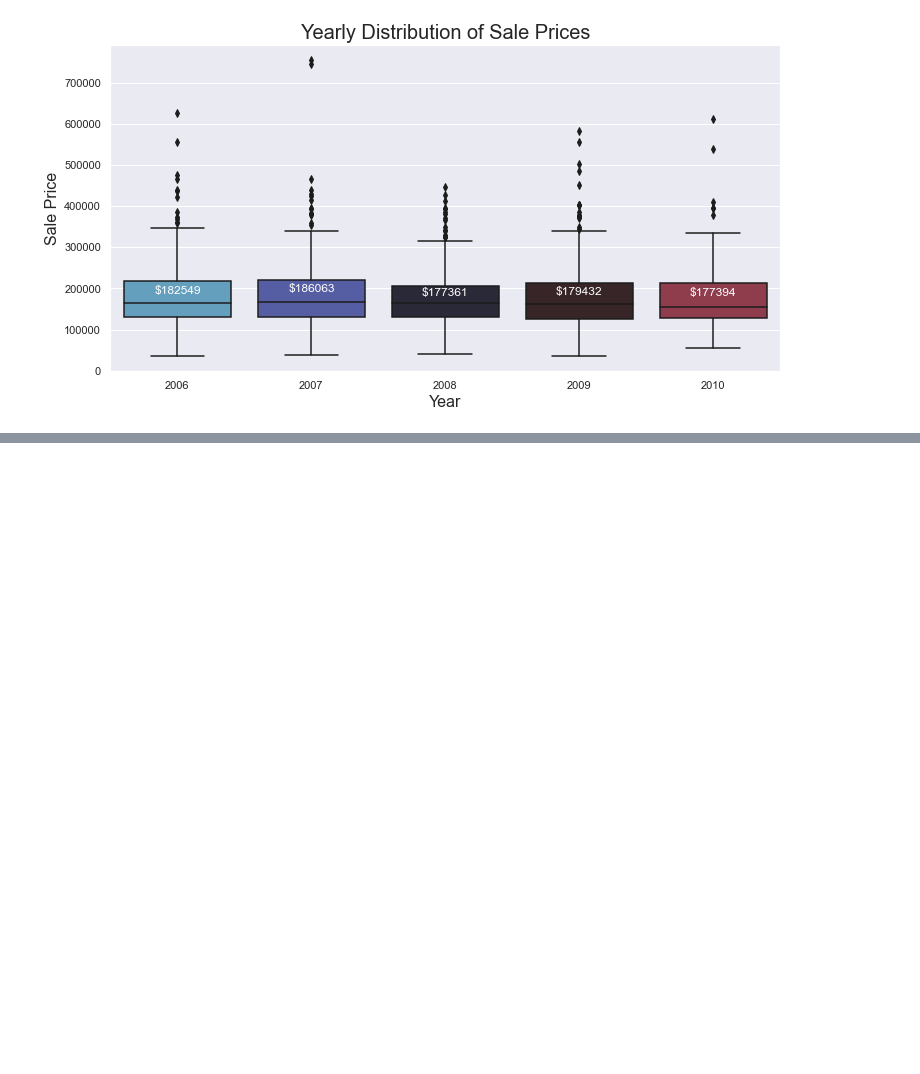
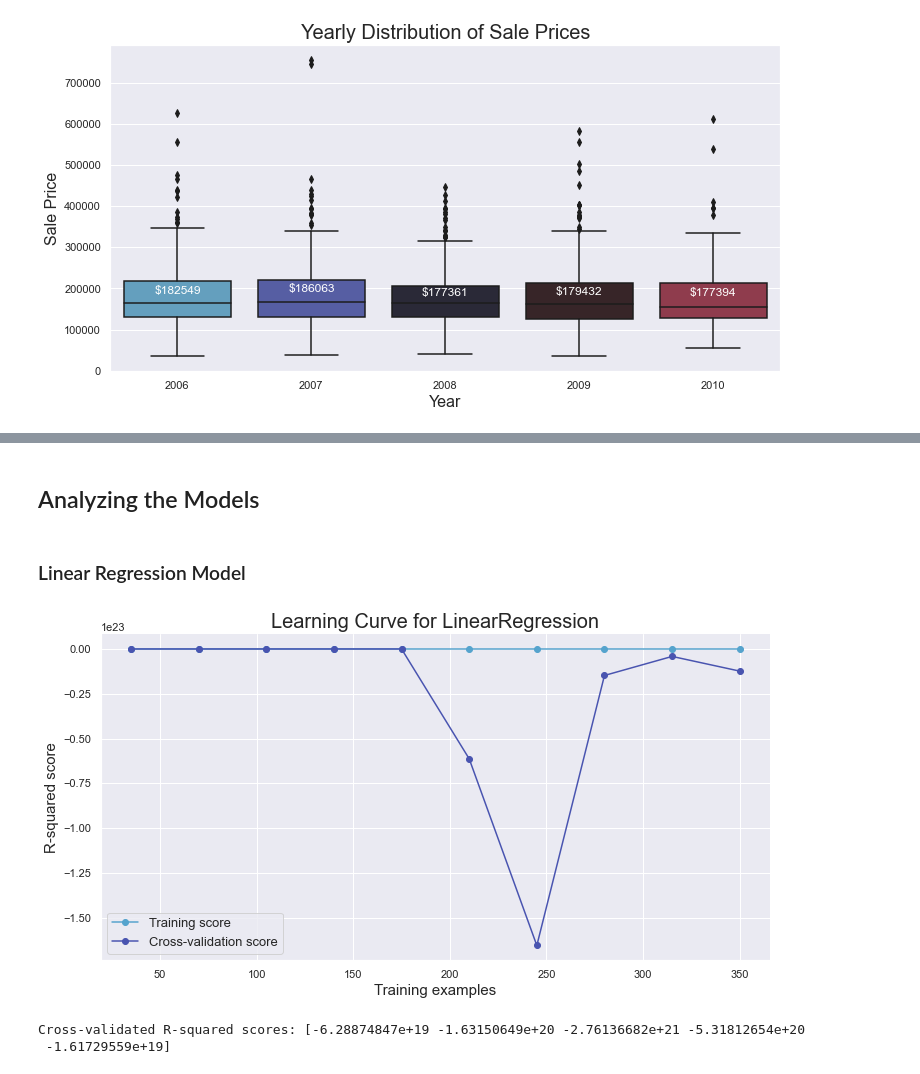
Before and after one commit to Guilhermedbs/House-Prices, a Jupyter notebook: House prices.ipynb, the cells around one changed output, grey strips where cells are left out. Cells and saved outputs as stored; diff of their text form; code cells hidden in the pictures; blank space fills up the shorter version.

Commit message:
Models Creation and Evaluating

```diff
--- a/House prices.ipynb
+++ b/House prices.ipynb
@@ -505,0 +487,5 @@ X_train, X_test, y_train, y_test = train_test_split(df_trans, y, test_size=0.3)
+# %%
+# Aplying the pipeline to the dataset
+X = df.drop('SalePrice', axis=1)
+y = log_saleprice
+X_preprocessed = pipe.fit_transform(X)
@@ -505,0 +496,5 @@ X_train, X_test, y_train, y_test = train_test_split(df_trans, y, test_size=0.3)
+# %%
+# Crating a dataset with the transformed data
+columns = list(numerical_columns) + list(preprocessor.named_transformers_['categorical']['onehot'].get_feature_names_out(categorical_columns))
+df_trans = pd.DataFrame(X_preprocessed, columns=columns, index=df.index)
+df_trans
@@ -505,0 +516,2 @@ X_train, X_test, y_train, y_test = train_test_split(df_trans, y, test_size=0.3)
+# %%
+X = df_trans
@@ -505,0 +582,40 @@ X_train, X_test, y_train, y_test = train_test_split(df_trans, y, test_size=0.3)
+# %% [markdown]
+## Analyzing the Models
+# %% [markdown]
+### Linear Regression Model
+# %%
+# The R-squared scores for the Linear Regression model suggest a potential issue with overfitting
+# Because of that a more indepth analysis will be needed
+from sklearn.model_selection import learning_curve
+
+# Creating a function to visualize the learning curve of the model
+def plot_learning_curve(model, X, y):
+    train_sizes, train_scores, test_scores = learning_curve(model, X, y, cv=5, scoring='r2', train_sizes=np.linspace(0.1, 1.0, 10))
+
+    # Calculating the score means for the cross-validation
+    train_scores_mean = np.mean(train_scores, axis=1)
+    test_scores_mean = np.mean(test_scores, axis=1)
+
+    plt.figure(figsize=(12, 6))
+    plt.plot(train_sizes, train_scores_mean, 'o-' , label="Training score")
+    plt.plot(train_sizes, test_scores_mean, 'o-',label="Cross-validation score")
+    plt.title(f"Learning Curve for {model.__class__.__name__}",fontsize=20)
+    plt.xlabel('Training examples',fontsize=15)
+    plt.ylabel('R-squared score',fontsize=15)
+    plt.legend(fontsize=13)
+    sns.despine()
+    plt.show()
+# %%
+# Visualizing the model's learning curve
+plot_learning_curve(trained_models['Linear_Regression'], X_test, y_test)
+# %% [output]
+[figure, added]
+# %%
+from sklearn.model_selection import cross_val_score
+
+# Checking the cross-validation scores if cross_val_score
+scores = cross_val_score(trained_models['Linear_Regression'], X_train, y_train, cv=5, scoring='r2')
+print("Cross-validated R-squared scores:", scores)
+# %% [output]
+Cross-validated R-squared scores: [-6.28874847e+19 -1.63150649e+20 -2.76136682e+21 -5.31812654e+20
+ -1.61729559e+19]
```
Also changed, not shown: parts of 39 cells of this notebook.
